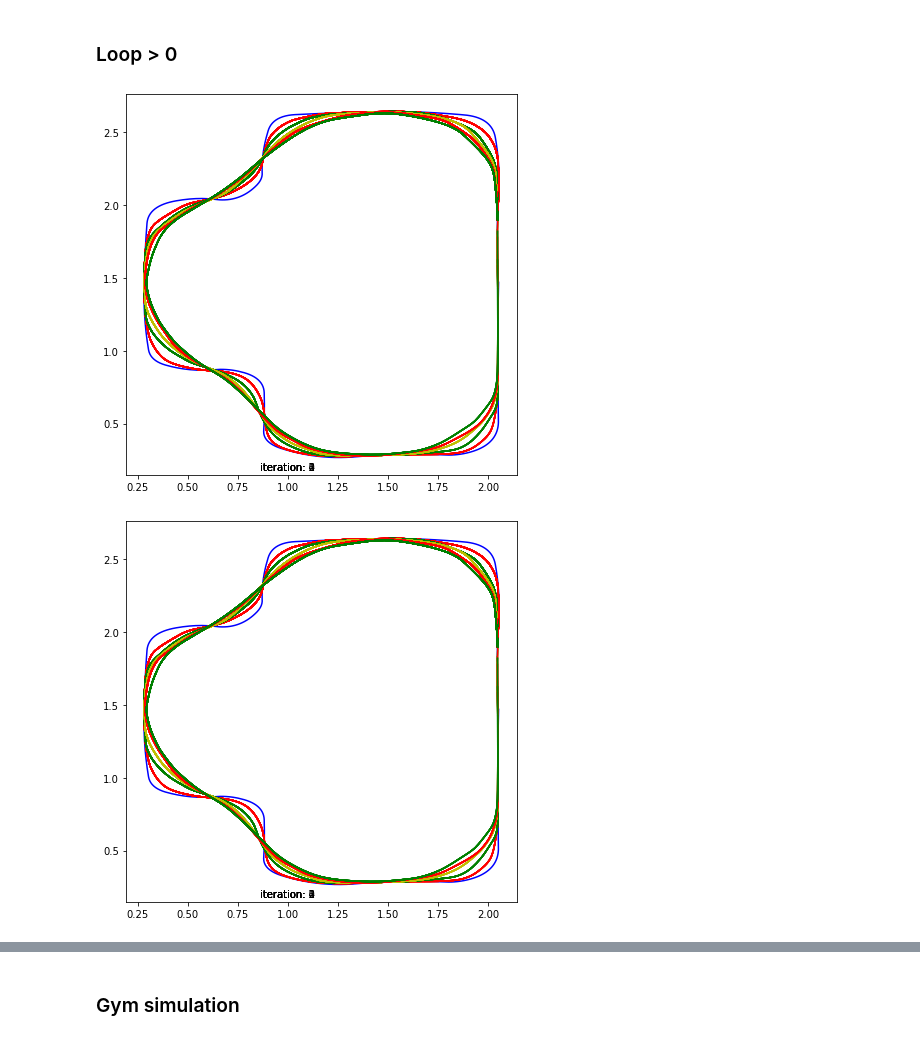
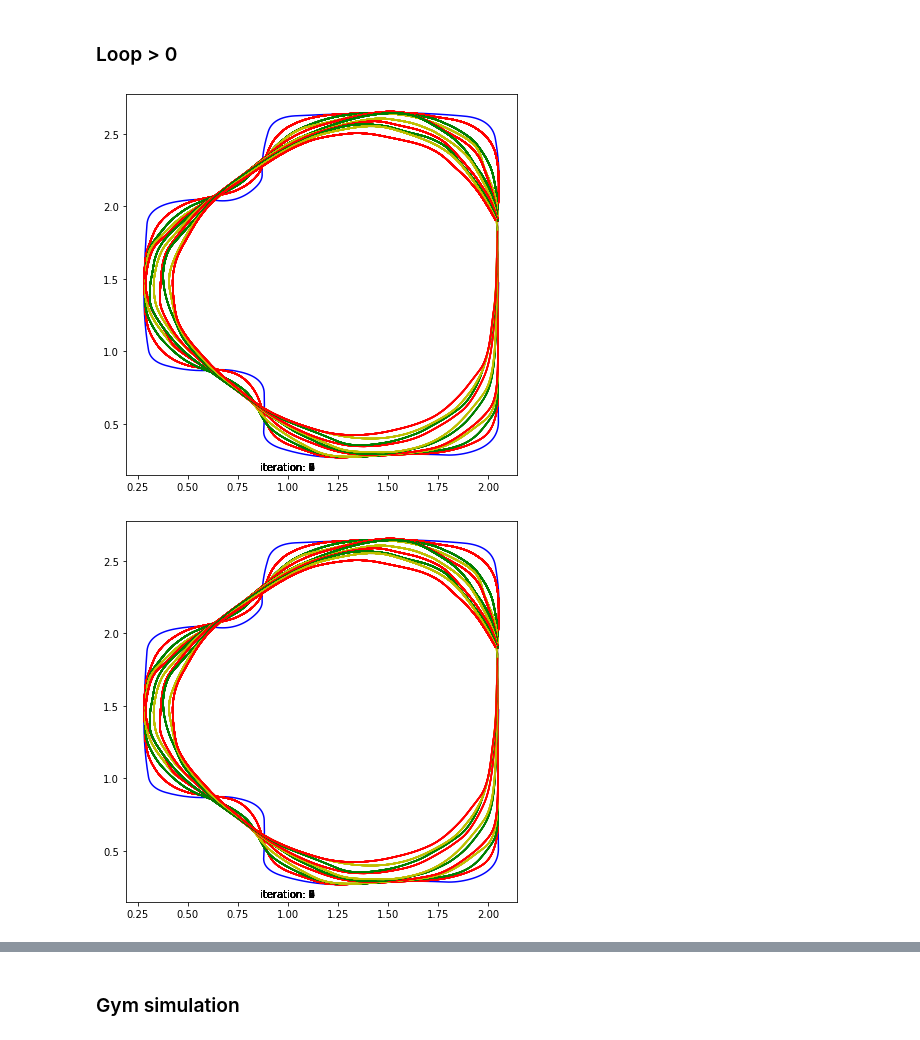
Before and after one commit to giuliovv/duckrace, a Jupyter notebook: iterative_mpc.ipynb, the cells around one changed output, grey strips where cells are left out. Drawn from its saved outputs; the diff is of its cells as text; code cells hidden in the pictures.

Commit message:
3d sensitivity and more iterations

```diff
--- a/iterative_mpc.ipynb
+++ b/iterative_mpc.ipynb
@@ -139,7 +139,7 @@ Line = namedtuple('Line', 't y')
 finish_line = Line(300, 1.9) #2.2 same as start
 # %%
 # K nearest neighbors
-K = 30
+K = 40
 # %%
 opti = Opti()
 
@@ -268,7 +268,7 @@ from sklearn.neighbors import NearestNeighbors
 
 from IPython import display as ipythondisplay
 # %%
-n_iterations = 5
+n_iterations = 10
 
 real_time_plot = True
 
@@ -342,32 +342,32 @@ for iteration in range(n_iterations):
 
         if x[1] >= finish_line.y and t >= finish_line.t:
             break
         t += 1
         if t%10 == 0 and real_time_plot:
             plt.plot(*X_log[:2,:], c=['r', 'g', 'y'][iteration%3])
             ipythondisplay.clear_output(wait=True)
             ipythondisplay.display(plt.gcf())
         # if t == 100:
         #     break
         if t == 150:
             # Now it can see all the points
             kdtree = spatial.KDTree(last_loop[:2, :].T)
             last_iterations[2, :100] = last_iterations[2, :100] + 2*np.pi
             nbrs = NearestNeighbors(n_neighbors=K, algorithm='ball_tree').fit(last_iterations[:2, :].T)
     last_points = X_log
     last_points = np.vstack((last_points, np.arange(last_points.shape[1])[::-1]))
 
     plain_loops.append(X_log)
 
     # Here only if use 1 iteration in the past
     last_iterations = last_points
 
     all_points_len = all_points.shape[1]
     if all_points_len > last_points.shape[1]:
         last_points = np.pad(last_points, ((0,0), (0, all_points_len-last_points.shape[1])), 'constant', constant_values=(0,0))
     if all_points_len < last_points.shape[1]:
         all_points = np.pad(all_points, ((0,0), (0, last_points.shape[1]-all_points_len)), 'constant', constant_values=(0,0))
     all_points = np.hstack((all_points, last_points))
 # %% [output]
-[figure, old version]
+[figure, new version]
-[figure, old version]
+[figure, new version]
```
Also changed, not shown: parts of 11 cells of this notebook, 10 other files.
